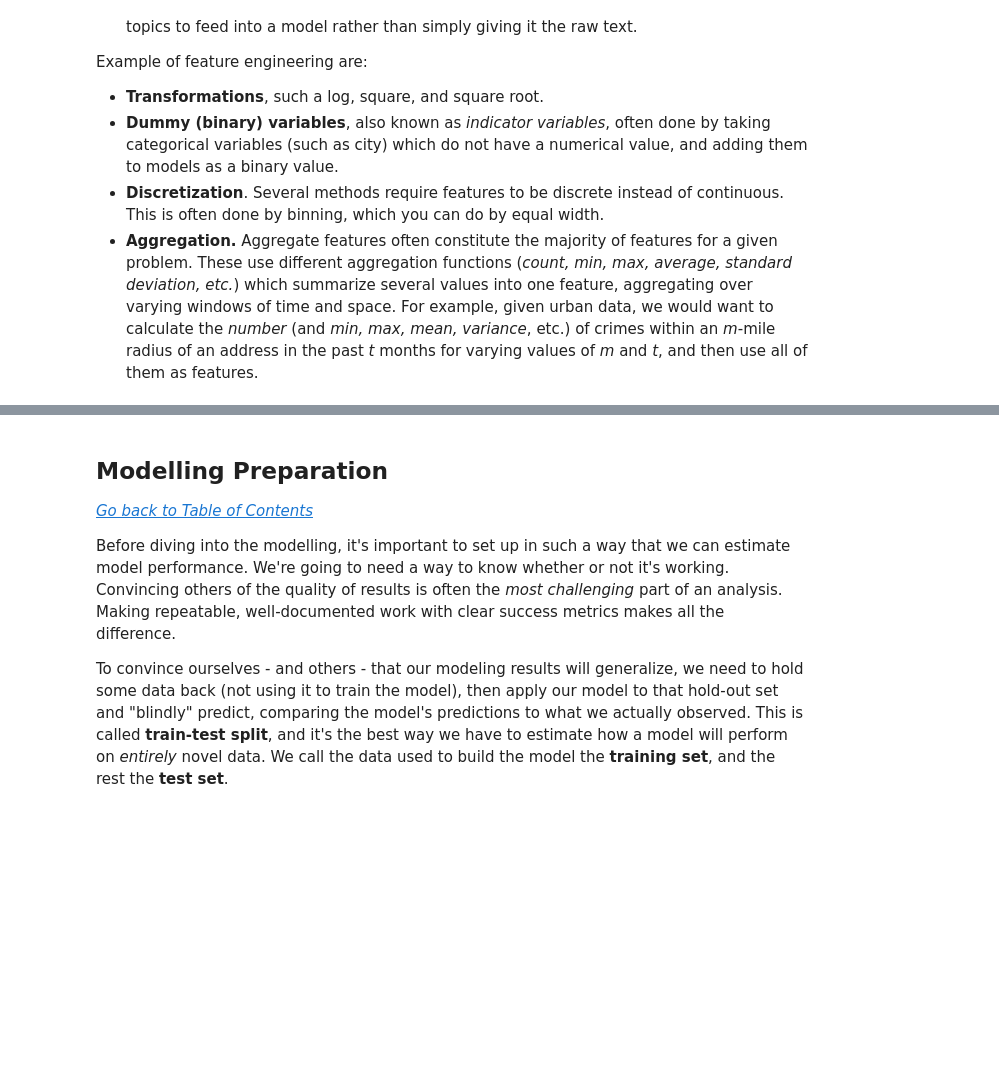
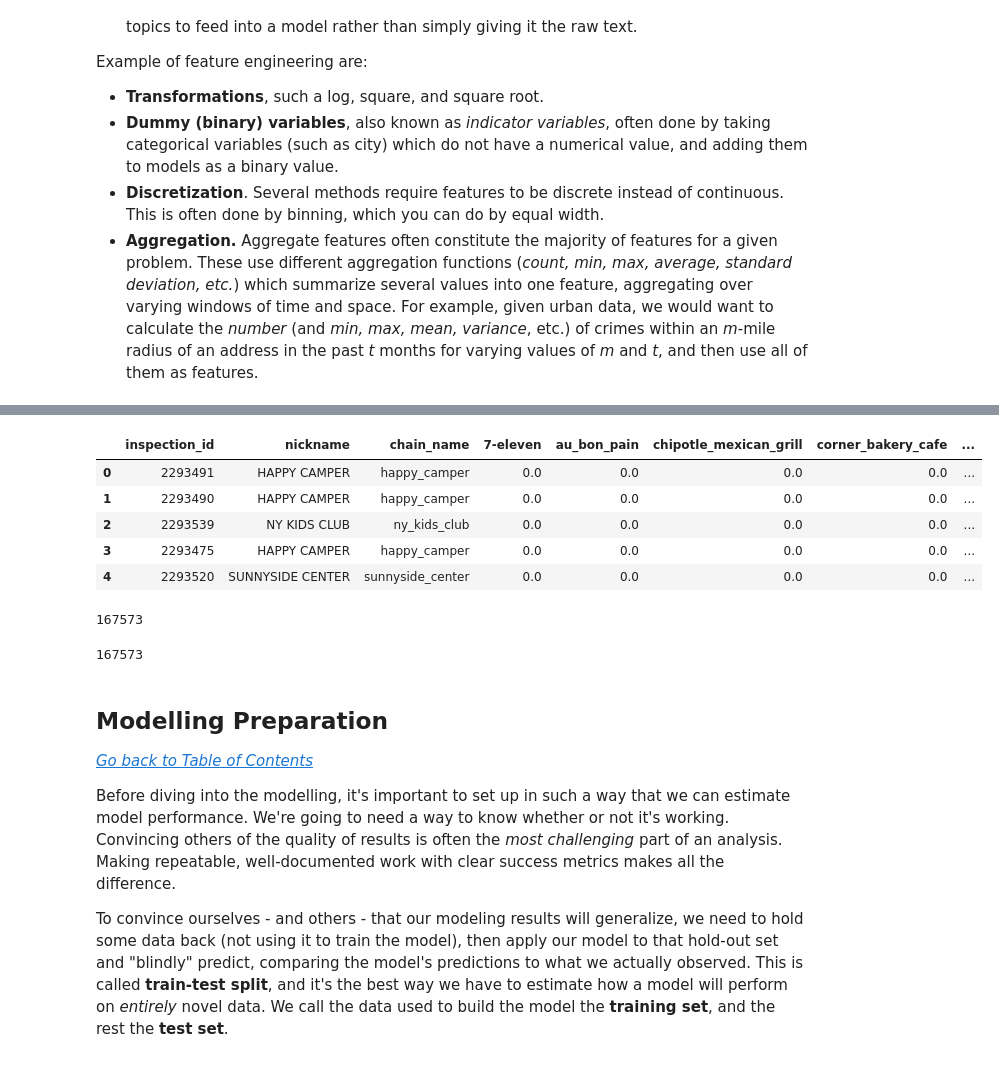
Before and after one commit to dssg/hitchhikers-guide, a Jupyter notebook: sources/curriculum/3_modeling_and_machine_learning/machine-learning/machine_learning_clean.ipynb, the cells around one changed output, grey strips where cells are left out. Cells and saved outputs as stored; diff of their text form; code cells hidden in the pictures; blank space fills up the shorter version.

```diff
--- a/sources/curriculum/3_modeling_and_machine_learning/machine-learning/machine_learning_clean.ipynb
+++ b/sources/curriculum/3_modeling_and_machine_learning/machine-learning/machine_learning_clean.ipynb
@@ -321,0 +343,50 @@ create_features(2010,[2011,2015], 'testing',conn)
+# %%
+def create_chain_features(prm_inspections: pd.DataFrame):
+
+    feat_chain_features = prm_inspections[['inspection_id', 'dba_name', 'nickname']].copy()
+
+    # clean dba name to get chain
+    feat_chain_features['chain_name'] = feat_chain_features.dba_name.str.lower()
+    feat_chain_features['chain_name'] = feat_chain_features.chain_name.str.replace("'", '')
+    feat_chain_features['chain_name'] = (feat_chain_features
+                                         .chain_name
+                                         .str.replace("mcdonalds restaurant", "mcdonalds")
+                                         .str.replace("mc donalds", "mcdonalds")
+                                         .str.replace("subway sandwiches", "subway")
+                                         .str.replace("kentucky fried chicken", "kfc")
+                                         .str.replace("dunkin donuts/baskin robbins", "dunkin donuts")
+                                         .str.replace("popeyes chicken", "popeyes")
+                                        .str.replace("potbelly sandwich works llc", "potbelly sandwich works"))
+    feat_chain_features['chain_name'] = feat_chain_features.chain_name.str.replace(' ', '_')
+    feat_chain_features.drop(columns = 'dba_name', inplace = True)
+
+    # identify chains more frequent than 0.1% of the data
+    frequent_chains = feat_chain_features.chain_name.value_counts()/len(feat_chain_features)
+    frequent_chains = frequent_chains[frequent_chains>0.001]
+
+    # make dummies for the frequent chains
+    mask = feat_chain_features.chain_name.isin(list(frequent_chains.index))
+    dummy_features = pd.get_dummies(feat_chain_features.chain_name[mask])
+
+    # add dummies to feat data set
+    feat_chain_features = pd.merge(left = feat_chain_features,
+                                  right = dummy_features,
+                                  right_index = True,
+                                  left_index = True,
+                                  how = 'left')
+
+    # For those that are none of the frequent ones, add 0 values
+    feat_chain_features = feat_chain_features.fillna(0)
+
+    return feat_chain_features
+# %%
+feat_chain_features = create_chain_features(prm_inspections)
+# %%
+feat_chain_features.head()
+# %% [output]
+|  | inspection_id | nickname | chain_name | 7-eleven | au_bon_pain | chipotle_mexican_grill | corner_bakery_cafe | ... |
+| 0 | 2293491 | HAPPY CAMPER | happy_camper | 0.0 | 0.0 | 0.0 | 0.0 | ... |
+| 1 | 2293490 | HAPPY CAMPER | happy_camper | 0.0 | 0.0 | 0.0 | 0.0 | ... |
+| 2 | 2293539 | NY KIDS CLUB | ny_kids_club | 0.0 | 0.0 | 0.0 | 0.0 | ... |
+| 3 | 2293475 | HAPPY CAMPER | happy_camper | 0.0 | 0.0 | 0.0 | 0.0 | ... |
+| 4 | 2293520 | SUNNYSIDE CENTER | sunnyside_center | 0.0 | 0.0 | 0.0 | 0.0 | ... |
@@ -321,0 +409,4 @@ create_features(2010,[2011,2015], 'testing',conn)
+# %%
+len(feat_date_features)
+# %% [output]
+167573
@@ -322,3 +417,7 @@ create_features(2010,[2011,2015], 'testing',conn)
+# %%
+len(mst_master_table)
+# %% [output]
+167573
 # %% [markdown]
 ## Modelling Preparation
 *[Go back to Table of Contents](#table-of-contents)*
```
Also changed, not shown: parts of 65 cells of this notebook.
